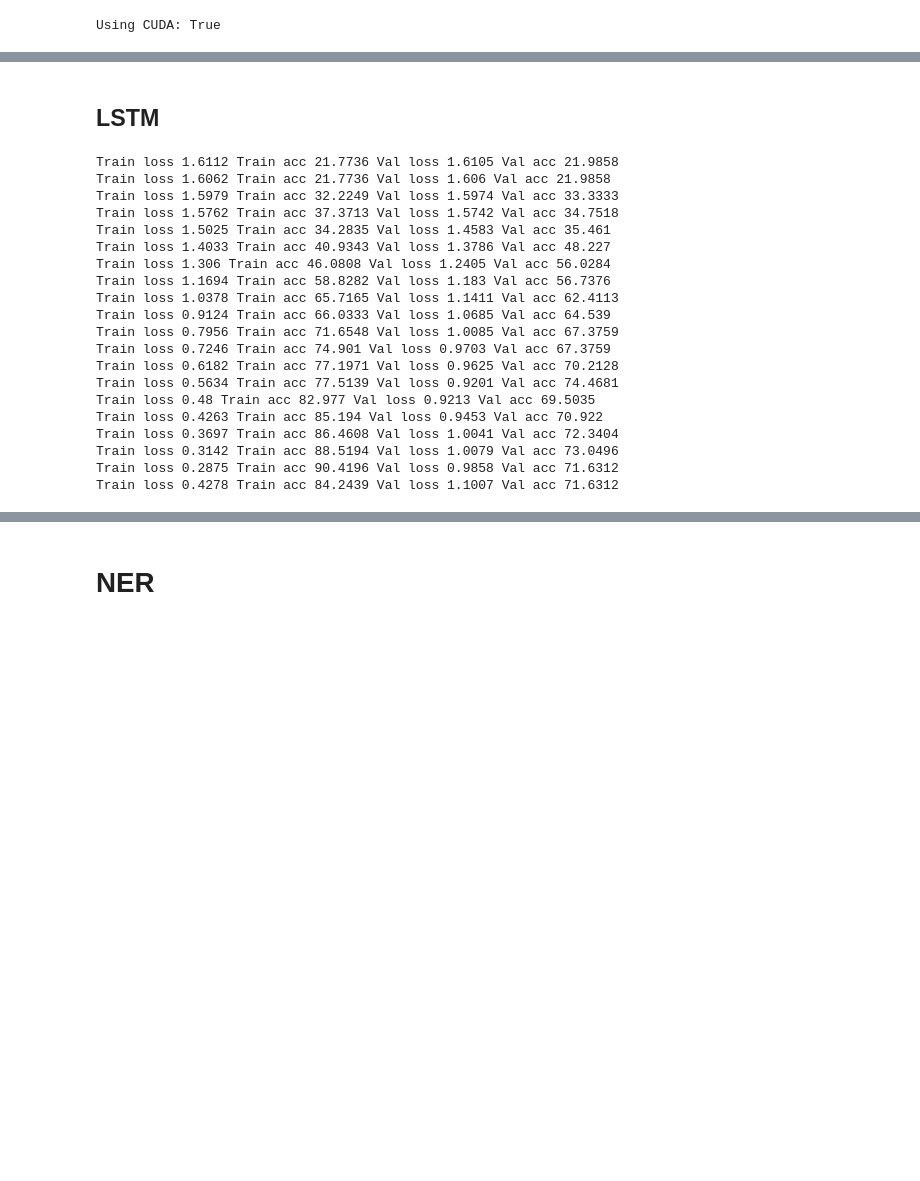
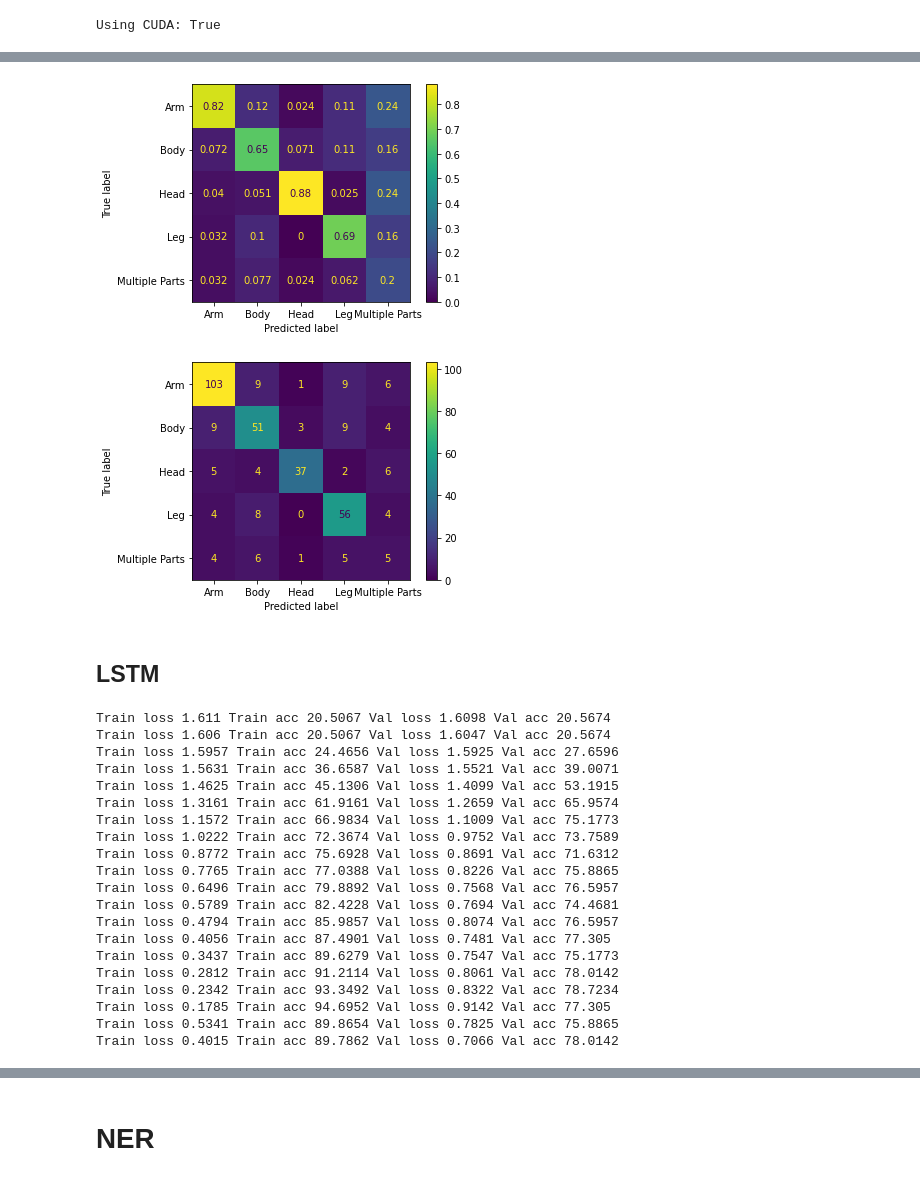
Before and after one commit to CunjunYin/natural-language-processing, a Jupyter notebook: project.ipynb, the cells around one changed output, grey strips where cells are left out. Drawn from its saved outputs; the diff is of its cells as text; code cells hidden in the pictures; blank space fills up the shorter version.

```diff
--- a/project.ipynb
+++ b/project.ipynb
@@ -1492,6 +1580,14 @@ class IBPDataset(Dataset):
 
     def get_num_batches(self, batch_size):
         return len(self) // batch_size
+
+def evaulate_performance(y_pred, y_actual, vector, ):
+    _, y_pred_indices = y_pred.max(dim=1)
+
+    y_pred  = [vector.target_vocab.lookup_index(i.item()) for i in y_pred_indices]
+    y_test = [vector.target_vocab.lookup_index(i.item()) for i in y_actual]
+    ConfusionMatrixDisplay.from_predictions(y_test, y_pred, normalize="pred")
+    ConfusionMatrixDisplay.from_predictions(y_test, y_pred)
 # %% [markdown]
 ### Classfiers
 # %%
@@ -1641,7 +1737,7 @@ classifier = IBPClassifier(
     embedding_size=embedding_size,
     num_embeddings=len(vectorizer.NARRATIVE_vocab),
     num_classes=len(vectorizer.target_vocab),
-    rnn_hidden_size=512,
+    rnn_hidden_size=256,
     hidden_dim = [128, 64],
     padding_idx=vectorizer.NARRATIVE_vocab.mask_index,
     pretrained_embeddings=embeddings
@@ -1651,7 +1747,7 @@ classifier = classifier.to(args.device)
 dataset.class_weights = dataset.class_weights.to(args.device)
 
 loss_func = nn.CrossEntropyLoss(dataset.class_weights)
-optimizer = optim.Adam(classifier.parameters(), lr=0.0001)
+optimizer = optim.Adam(classifier.parameters(), lr=0.0002)
 
 train_state = make_train_state(args)
 
@@ -1776,9 +1872,15 @@ loss_func = nn.CrossEntropyLoss(dataset.class_weights)
 
 dataset.set_split('test')
 
+batch_generator = generate_batches(dataset, batch_size=len(dataset), device=args.device)
+running_loss = 0.
+running_acc = 0.
+
+classifier.eval()
 for batch_index, batch_dict in enumerate(batch_generator):
     # compute the output
     y_pred =  classifier(batch_dict['x_data'], x_lengths=batch_dict['x_length'])
+    y_actual = batch_dict['y_target']
 
     # compute the loss
     loss = loss_func(y_pred, batch_dict['y_target'])
@@ -1799,3 +1901,8 @@ Test Accuracy: 74.46808510638297
+# %%
+evaulate_performance(y_pred, y_actual, vectorizer)
+# %% [output]
+[figure, added]
+[figure, added]
 # %% [markdown]
 ## LSTM
 # %%
@@ -1828,8 +1935,8 @@ classifier = IBPClassifier(
 classifier = classifier.to(args.device)
 dataset.class_weights = dataset.class_weights.to(args.device)
 
-loss_func = nn.CrossEntropyLoss(dataset.class_weights)
-optimizer = optim.Adam(classifier.parameters(), lr=0.0001)
+loss_func = nn.CrossEntropyLoss(weight=dataset.class_weights)
+optimizer = optim.Adam(classifier.parameters(), lr=0.0002)
 
 train_state = make_train_state(args)
 
@@ -1922,26 +2029,26 @@ except KeyboardInterrupt:
     print("Exiting loop")
 torch.save(best_val, "LSTMGlove.h5")
 # %% [output]
-Train loss 1.6112 Train acc 21.7736 Val loss 1.6105 Val acc 21.9858
-Train loss 1.6062 Train acc 21.7736 Val loss 1.606 Val acc 21.9858
-Train loss 1.5979 Train acc 32.2249 Val loss 1.5974 Val acc 33.3333
-Train loss 1.5762 Train acc 37.3713 Val loss 1.5742 Val acc 34.7518
-Train loss 1.5025 Train acc 34.2835 Val loss 1.4583 Val acc 35.461
-Train loss 1.4033 Train acc 40.9343 Val loss 1.3786 Val acc 48.227
-Train loss 1.306 Train acc 46.0808 Val loss 1.2405 Val acc 56.0284
-Train loss 1.1694 Train acc 58.8282 Val loss 1.183 Val acc 56.7376
-Train loss 1.0378 Train acc 65.7165 Val loss 1.1411 Val acc 62.4113
-Train loss 0.9124 Train acc 66.0333 Val loss 1.0685 Val acc 64.539
-Train loss 0.7956 Train acc 71.6548 Val loss 1.0085 Val acc 67.3759
-Train loss 0.7246 Train acc 74.901 Val loss 0.9703 Val acc 67.3759
-Train loss 0.6182 Train acc 77.1971 Val loss 0.9625 Val acc 70.2128
-Train loss 0.5634 Train acc 77.5139 Val loss 0.9201 Val acc 74.4681
-Train loss 0.48 Train acc 82.977 Val loss 0.9213 Val acc 69.5035
-Train loss 0.4263 Train acc 85.194 Val loss 0.9453 Val acc 70.922
-Train loss 0.3697 Train acc 86.4608 Val loss 1.0041 Val acc 72.3404
-Train loss 0.3142 Train acc 88.5194 Val loss 1.0079 Val acc 73.0496
-Train loss 0.2875 Train acc 90.4196 Val loss 0.9858 Val acc 71.6312
-Train loss 0.4278 Train acc 84.2439 Val loss 1.1007 Val acc 71.6312
+Train loss 1.611 Train acc 20.5067 Val loss 1.6098 Val acc 20.5674
+Train loss 1.606 Train acc 20.5067 Val loss 1.6047 Val acc 20.5674
+Train loss 1.5957 Train acc 24.4656 Val loss 1.5925 Val acc 27.6596
+Train loss 1.5631 Train acc 36.6587 Val loss 1.5521 Val acc 39.0071
+Train loss 1.4625 Train acc 45.1306 Val loss 1.4099 Val acc 53.1915
+Train loss 1.3161 Train acc 61.9161 Val loss 1.2659 Val acc 65.9574
+Train loss 1.1572 Train acc 66.9834 Val loss 1.1009 Val acc 75.1773
+Train loss 1.0222 Train acc 72.3674 Val loss 0.9752 Val acc 73.7589
+Train loss 0.8772 Train acc 75.6928 Val loss 0.8691 Val acc 71.6312
+Train loss 0.7765 Train acc 77.0388 Val loss 0.8226 Val acc 75.8865
+Train loss 0.6496 Train acc 79.8892 Val loss 0.7568 Val acc 76.5957
+Train loss 0.5789 Train acc 82.4228 Val loss 0.7694 Val acc 74.4681
+Train loss 0.4794 Train acc 85.9857 Val loss 0.8074 Val acc 76.5957
+Train loss 0.4056 Train acc 87.4901 Val loss 0.7481 Val acc 77.305
+Train loss 0.3437 Train acc 89.6279 Val loss 0.7547 Val acc 75.1773
+Train loss 0.2812 Train acc 91.2114 Val loss 0.8061 Val acc 78.0142
+Train loss 0.2342 Train acc 93.3492 Val loss 0.8322 Val acc 78.7234
+Train loss 0.1785 Train acc 94.6952 Val loss 0.9142 Val acc 77.305
+Train loss 0.5341 Train acc 89.8654 Val loss 0.7825 Val acc 75.8865
+Train loss 0.4015 Train acc 89.7862 Val loss 0.7066 Val acc 78.0142
 # %%
 checkpoint = torch.load("LSTMGlove.h5")
 classifier.load_state_dict(checkpoint['model_state_dict'])
```
Also changed, not shown: parts of 25 cells of this notebook, 1 other file.
